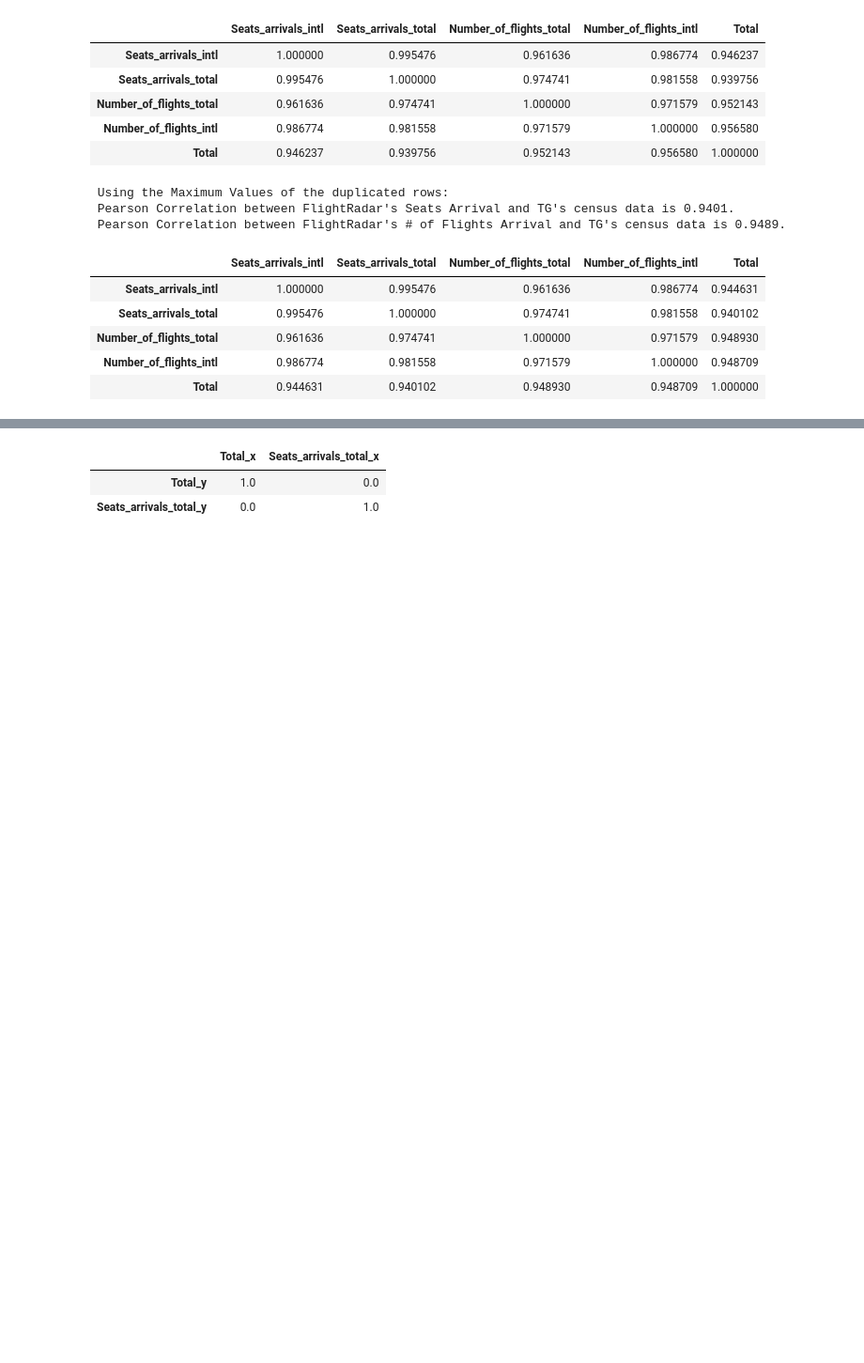
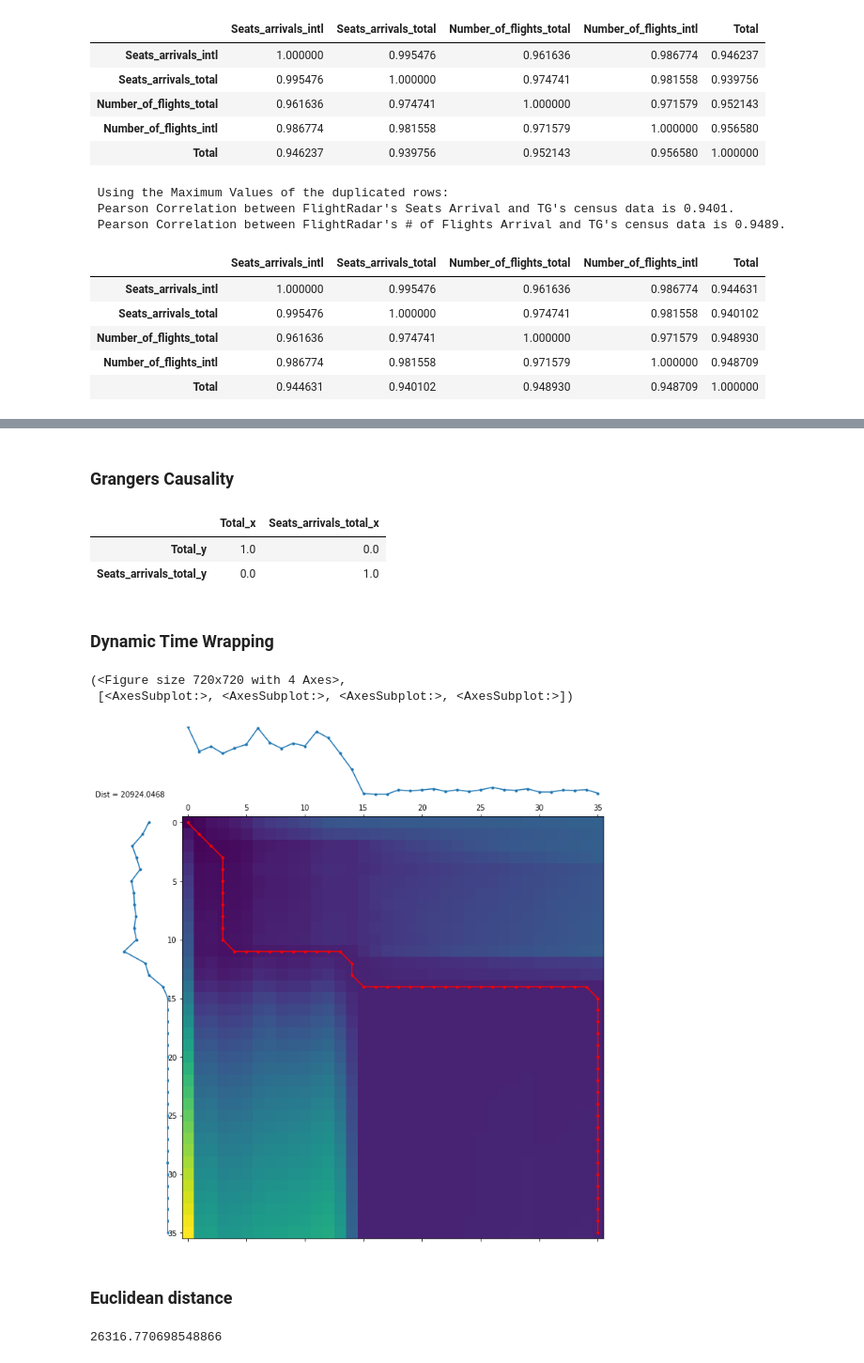
Before and after one commit to worldbank/pacific-observatory, a Jupyter notebook: scripts/notebooks/EDA-Tonga.ipynb, the cells around one changed output, grey strips where cells are left out. Shown: that part at 94% size. Cells and saved outputs as stored; diff of their text form; code cells hidden in the pictures; blank space fills up the shorter version.

```diff
--- a/scripts/notebooks/EDA-Tonga.ipynb
+++ b/scripts/notebooks/EDA-Tonga.ipynb
@@ -16,39 +20,40 @@ filepaths = [tonga_folder + file for file in tonga_files]
 # %%
 monthly_temp_file_path = os.getcwd() + "/data/tourism/tonga/tonga_monthly_visitor.csv"
-tonga_monthly = (pd.read_csv(monthly_temp_file_path)
-                   .drop("Unnamed: 0", axis=1))
+tonga = (pd.read_csv(monthly_temp_file_path)
+         .drop("Unnamed: 0", axis=1))
 
 # Subset the df by only including dates later than 2019
-tonga_monthly = (tonga_monthly[tonga_monthly.Year >= 2019]
-                 .drop_duplicates()
-                 .reset_index()
-                 .drop(["Period", "index"], axis=1)
-                 .sort_values(by="time", ascending=True)
-                 .fillna(0))
+tonga_monthly_aft19 = (tonga[tonga.Year >= 2019]
+                       .drop_duplicates()
+                       .reset_index()
+                       .drop(["Period", "index"], axis=1)
+                       .sort_values(by="time", ascending=True)
+                       .fillna(0))
 # %%
 # Check whether Total = the sum of (Air, Yacht, Ship)
 error_dict = {}
-for idx in tonga_monthly.index:
+for idx in tonga_monthly_aft19.index:
     cols = ["Air", "Ship", "Yacht"]
     row_sum = 0
     for col in cols:
-        row_sum += tonga_monthly[col][idx]
-    if row_sum == tonga_monthly["Total"][idx]:
+        row_sum += tonga_monthly_aft19[col][idx]
+    if row_sum == tonga_monthly_aft19["Total"][idx]:
         pass
     else:
-        error_dict.update({tonga_monthly["time"][idx]: idx})
+        error_dict.update({tonga_monthly_aft19["time"][idx]: idx})
 
 # Produce the duplicated entries
-dupl_lst = tonga_monthly[tonga_monthly["time"].duplicated()
-                         == True]["time"].to_list()
+dupl_lst = tonga_monthly_aft19[tonga_monthly_aft19["time"].duplicated()
+                               == True]["time"].to_list()
 
 for date in dupl_lst:
     if date in error_dict.keys():
-        tonga_monthly = tonga_monthly.drop(error_dict[date])
+        tonga_monthly = tonga_monthly_aft19.drop(error_dict[date])
         error_dict.pop(date)
         dupl_lst.remove(date)
 # %%
-tonga_monthly_max = (tonga_monthly[["time", "Total"]].drop_duplicates()
+tonga_monthly_max = (tonga_monthly_aft19[["time", "Total"]]
+                     .drop_duplicates()
                      .reset_index()
                      .drop("index", axis=1))
 
@@ -65,14 +70,14 @@ for date in dupl_lst:
         tonga_monthly_min = tonga_monthly_min.drop(max_idx[0], axis=0)
 
 
-
 # Change the datetime format for tonga_monthly_min, tonga_monthly_max
 tonga_monthly_max = tonga_monthly_max.reset_index().drop("index", axis=1)
 tonga_monthly_min = tonga_monthly_min.reset_index().drop("index", axis=1)
 
 
 tonga_monthly_max["time"], tonga_monthly_min["time"] = \
-    pd.to_datetime(tonga_monthly_max["time"]), pd.to_datetime(tonga_monthly_min["time"])
+    pd.to_datetime(tonga_monthly_max["time"]), pd.to_datetime(
+        tonga_monthly_min["time"])
 
 
 tonga_monthly_max["Year"], tonga_monthly_max["Month"] = \
@@ -205 +257,3 @@ test_result
+# %% [markdown]
+###  Grangers Causality
 # %%
@@ -210,3 +264,20 @@ grangers_causation_matrix(tg_min_merged,
 |  | Total_x | Seats_arrivals_total_x |
 | Total_y | 1.0 | 0.0 |
 | Seats_arrivals_total_y | 0.0 | 1.0 |
+# %% [markdown]
+### Dynamic Time Wrapping
+# %%
+d, paths = dtw.warping_paths(
+    tg_max_merged["Total"], tg_max_merged["Seats_arrivals_total"])
+best_path = dtw.best_path(paths)
+dtwvis.plot_warpingpaths(tg_max_merged["Total"],  tg_max_merged["Seats_arrivals_total"], paths, best_path)
+# %% [output]
+(<Figure size 720x720 with 4 Axes>,
+ [<AxesSubplot:>, <AxesSubplot:>, <AxesSubplot:>, <AxesSubplot:>])
+[figure, added]
+# %% [markdown]
+### Euclidean distance
+# %%
+math.dist(tg_max_merged["Total"], tg_max_merged["Seats_arrivals_total"])
+# %% [output]
+26316.770698548866
```
Also changed, not shown: parts of 11 cells of this notebook, 52 other files.
